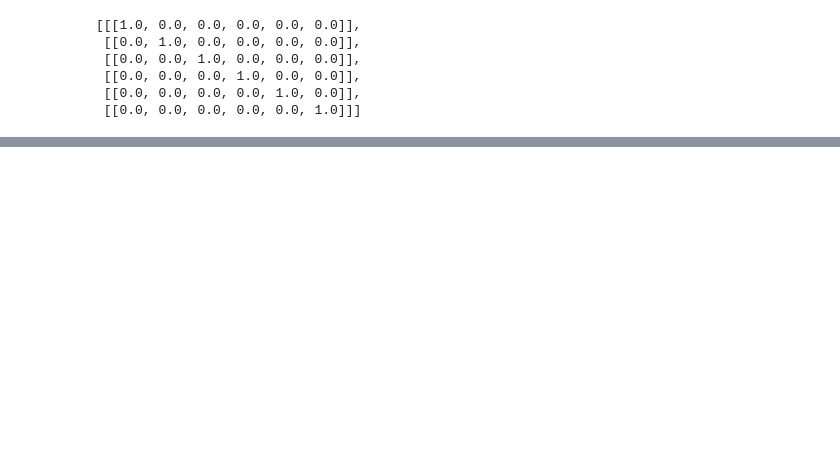
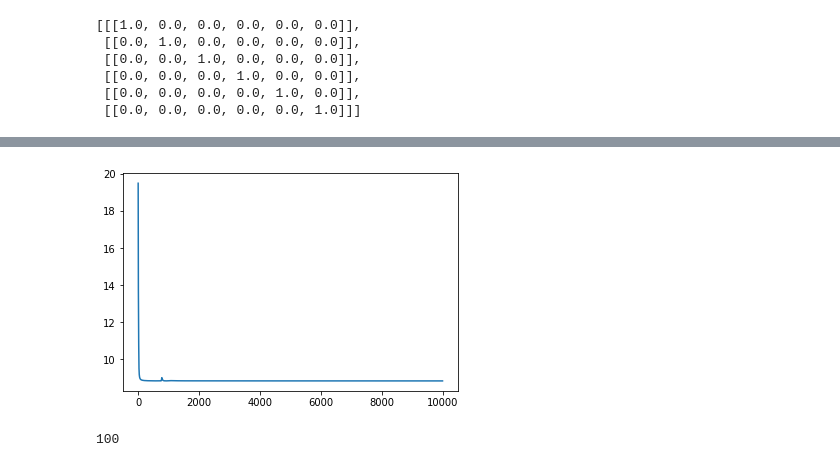
Before and after one commit to insightcampus/2020-inno-nlp-c-deeplearning, a Jupyter notebook: quotation_kim/word2vec.ipynb, the cells around one changed output, grey strips where cells are left out. Saved outputs shown, nothing was run; the diff lists cells and outputs as text; code cells hidden in the pictures; blank space fills up the shorter version.

```diff
--- a/quotation_kim/word2vec.ipynb
+++ b/quotation_kim/word2vec.ipynb
@@ -184,0 +230,40 @@ TypeError: ignored
+# %%
+def loss(y_hat,y):
+    L = []
+    for i, predict in enumerate(y_hat):
+        tmp = []
+        for j in range(len(predict)):
+            tmp.append(np.log(predict[j]) * y[i])
+        L.append(np.sum(tmp))
+    loss_result = -np.sum(L)
+    return loss_result
+# %%
+def w_update(learning_rate,y_hat,y,w1,w2):
+
+    diff = []
+    h_layer = []
+    x_layer = []
+
+    y_new = []
+    for i in y:
+        y_new.append(sum(i,[]))
+
+    for i in range(len(y_new)):
+        for j in range(len(y_hat[i])):
+            diff.append(y_hat[i][j] - y_new[i])
+            h_layer.append(h[i][j])
+            x_layer.append(x[i][j])
+
+    a = np.dot(np.array(x_layer).T, np.dot(w2, np.array(diff).T).T)
+    b = []
+    for i in range(len(a)):
+        b.append(a[i][0])
+    c = np.dot(np.array(h_layer).T, np.array(diff))
+
+    w2 -= learning_rate * c
+    w1 -= b
+    return w1, w2
+# %%
+def softmax(x):
+    e_x = np.exp(x - np.max(x))
+    return e_x / e_x.sum()
@@ -184,0 +375,10 @@ TypeError: ignored
+# %%
+import matplotlib.pyplot as plt
+plt.plot(cnt_history,loss_history)
+plt.show()
+# %% [output]
+[figure, added]
+# %%
+len(cnt_history)
+# %% [output]
+100
```
Also changed, not shown: parts of 16 cells of this notebook.
